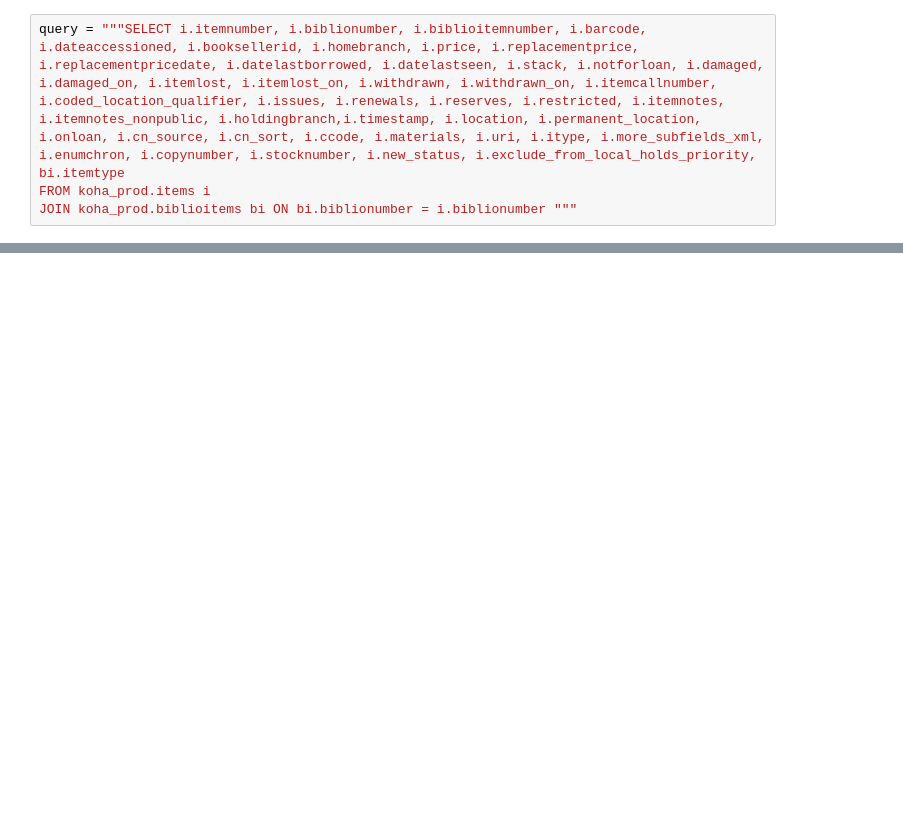
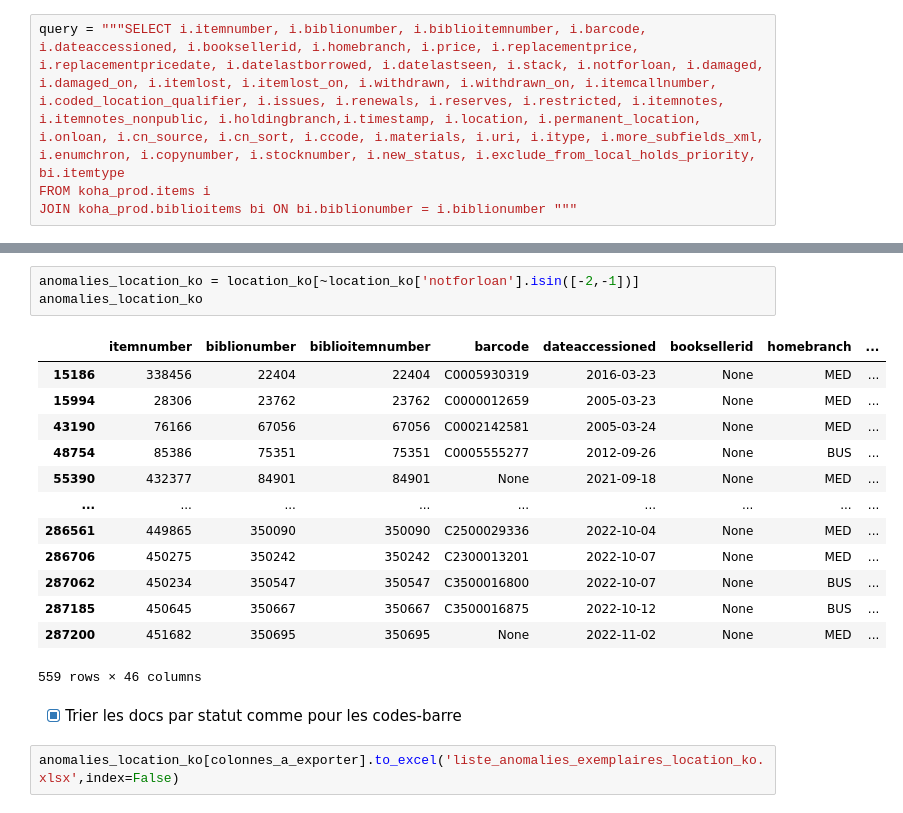
Before and after one commit to ragbx/kibini2, a Jupyter notebook: kibini/adm_analyse_exemplaires.ipynb, the cells around one changed output, grey strips where cells are left out. Saved outputs shown, nothing was run; the diff lists cells and outputs as text; blank space fills up the shorter version.

```diff
--- a/kibini/adm_analyse_exemplaires.ipynb
+++ b/kibini/adm_analyse_exemplaires.ipynb
@@ -155,0 +302,21 @@ anomalies_barcode1[colonnes_a_exporter].to_excel('liste_anomalies1.xlsx',index=F
+# %%
+anomalies_location_ko = location_ko[~location_ko['notforloan'].isin([-2,-1])]
+anomalies_location_ko
+# %% [output]
+|  | itemnumber | biblionumber | biblioitemnumber | barcode | dateaccessioned | booksellerid | homebranch | ... |
+| 15186 | 338456 | 22404 | 22404 | C0005930319 | 2016-03-23 | None | MED | ... |
+| 15994 | 28306 | 23762 | 23762 | C0000012659 | 2005-03-23 | None | MED | ... |
+| 43190 | 76166 | 67056 | 67056 | C0002142581 | 2005-03-24 | None | MED | ... |
+| 48754 | 85386 | 75351 | 75351 | C0005555277 | 2012-09-26 | None | BUS | ... |
+| 55390 | 432377 | 84901 | 84901 | None | 2021-09-18 | None | MED | ... |
+| ... | ... | ... | ... | ... | ... | ... | ... | ... |
+| 286561 | 449865 | 350090 | 350090 | C2500029336 | 2022-10-04 | None | MED | ... |
+| 286706 | 450275 | 350242 | 350242 | C2300013201 | 2022-10-07 | None | MED | ... |
+| 287062 | 450234 | 350547 | 350547 | C3500016800 | 2022-10-07 | None | BUS | ... |
+| 287185 | 450645 | 350667 | 350667 | C3500016875 | 2022-10-12 | None | BUS | ... |
+| 287200 | 451682 | 350695 | 350695 | None | 2022-11-02 | None | MED | ... |
+559 rows × 46 columns
+# %% [markdown]
+* [x] Trier les docs par statut comme pour les codes-barre
+# %%
+anomalies_location_ko[colonnes_a_exporter].to_excel('liste_anomalies_exemplaires_location_ko.xlsx',index=False)
```
Also changed, not shown: parts of 80 cells of this notebook, 1 other file.
